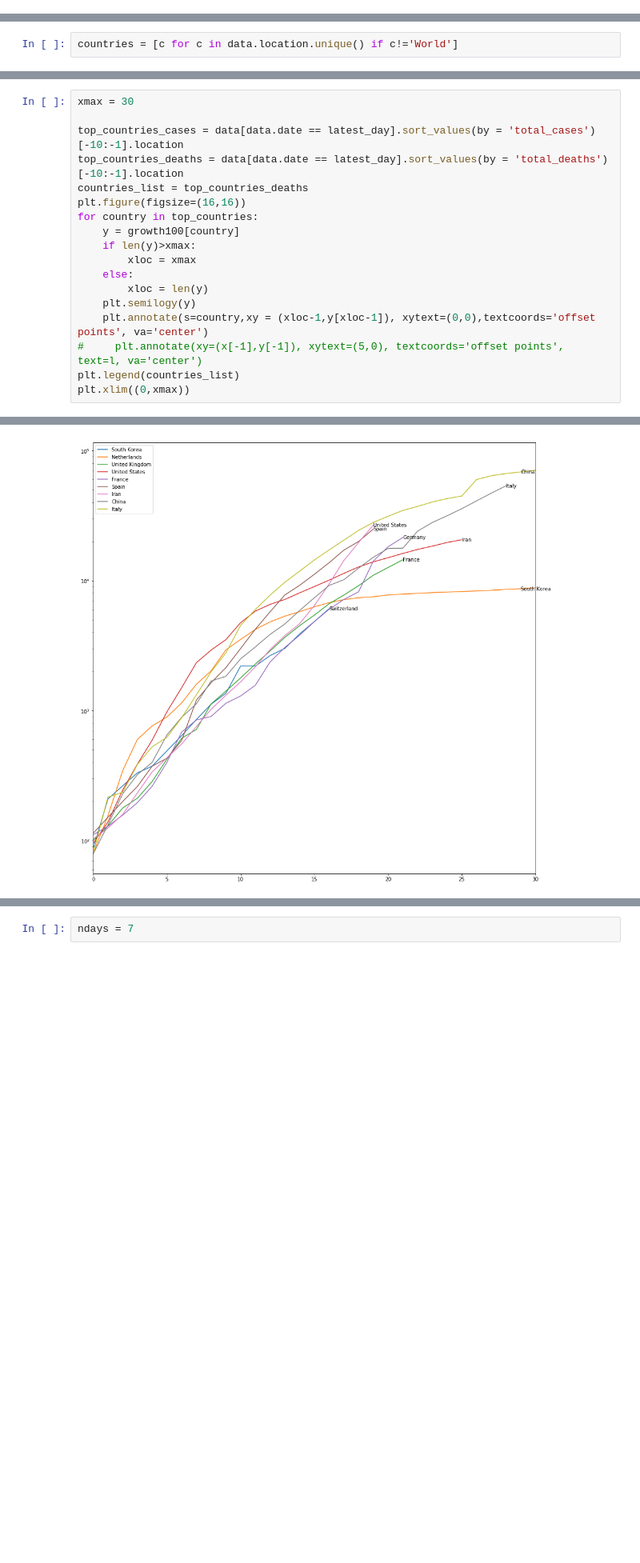
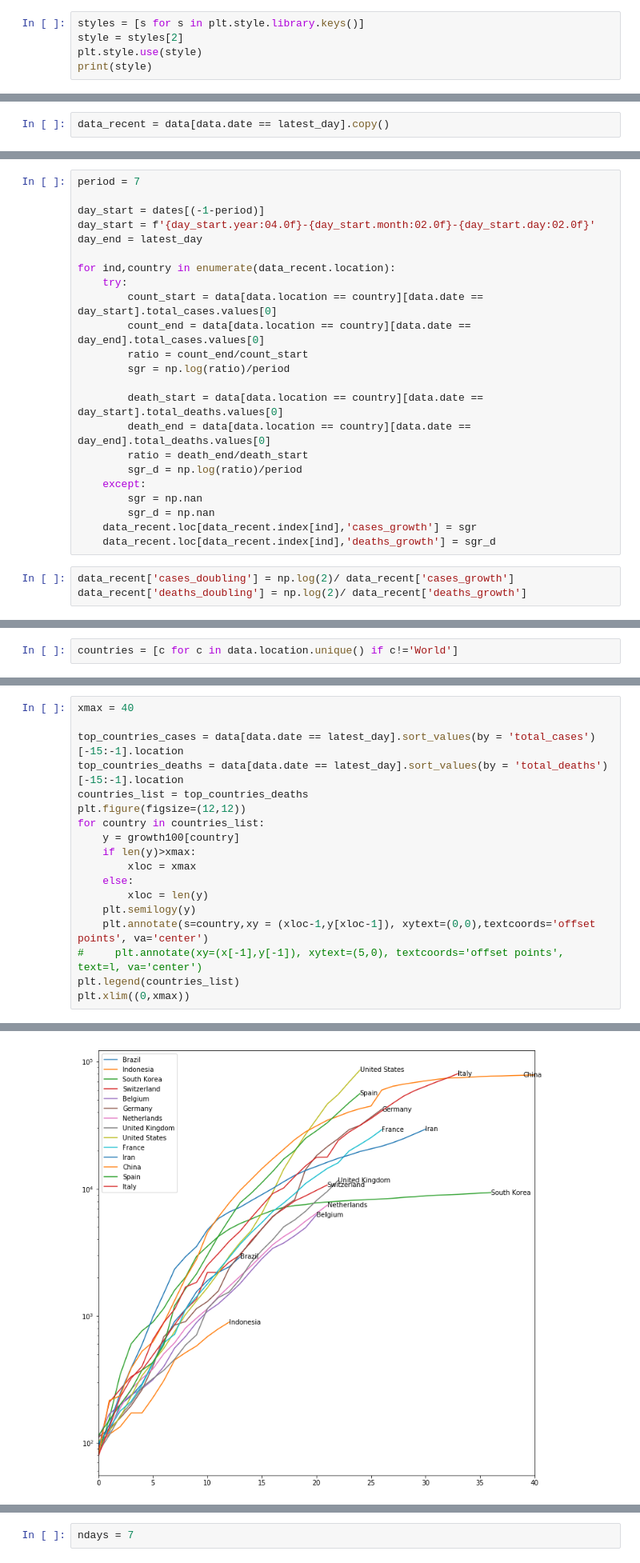
Before and after one commit to pooyad359/covid19-data-exploration, a Jupyter notebook: Covid19-explore.ipynb, the cells around one changed output, grey strips where cells are left out. Shown at 80% size. Saved outputs shown, nothing was run; the diff lists cells and outputs as text; blank space fills up the shorter version.

```diff
--- a/Covid19-explore.ipynb
+++ b/Covid19-explore.ipynb
@@ -14,0 +64,5 @@ data['death_rate']=data['death_rate'].fillna(0)
+# %%
+styles = [s for s in plt.style.library.keys()]
+style = styles[2]
+plt.style.use(style)
+print(style)
@@ -38,0 +113,2 @@ data[data.date == latest_day].sort_values(by = 'death_rate')[-20:-1].plot('locat
+# %%
+data_recent = data[data.date == latest_day].copy()
@@ -38,0 +129,26 @@ data[data.date == latest_day].sort_values(by = 'death_rate')[-20:-1].plot('locat
+# %%
+period = 7
+
+day_start = dates[(-1-period)]
+day_start = f'{day_start.year:04.0f}-{day_start.month:02.0f}-{day_start.day:02.0f}'
+day_end = latest_day
+
+for ind,country in enumerate(data_recent.location):
+    try:
+        count_start = data[data.location == country][data.date == day_start].total_cases.values[0]
+        count_end = data[data.location == country][data.date == day_end].total_cases.values[0]
+        ratio = count_end/count_start
+        sgr = np.log(ratio)/period
+
+        death_start = data[data.location == country][data.date == day_start].total_deaths.values[0]
+        death_end = data[data.location == country][data.date == day_end].total_deaths.values[0]
+        ratio = death_end/death_start
+        sgr_d = np.log(ratio)/period
+    except:
+        sgr = np.nan
+        sgr_d = np.nan
+    data_recent.loc[data_recent.index[ind],'cases_growth'] = sgr
+    data_recent.loc[data_recent.index[ind],'deaths_growth'] = sgr_d
+# %%
+data_recent['cases_doubling'] = np.log(2)/ data_recent['cases_growth']
+data_recent['deaths_doubling'] = np.log(2)/ data_recent['deaths_growth']
@@ -52,13 +291,13 @@ for country in countries:
     cases_from100 = cases[idx:]
     growth100.update({country:cases_from100})
 # %%
-xmax = 30
+xmax = 40
 
-top_countries_cases = data[data.date == latest_day].sort_values(by = 'total_cases')[-10:-1].location
-top_countries_deaths = data[data.date == latest_day].sort_values(by = 'total_deaths')[-10:-1].location
+top_countries_cases = data[data.date == latest_day].sort_values(by = 'total_cases')[-15:-1].location
+top_countries_deaths = data[data.date == latest_day].sort_values(by = 'total_deaths')[-15:-1].location
 countries_list = top_countries_deaths
-plt.figure(figsize=(16,16))
-for country in top_countries:
+plt.figure(figsize=(12,12))
+for country in countries_list:
     y = growth100[country]
     if len(y)>xmax:
         xloc = xmax
@@ -74,4 +313,4 @@ plt.xlim((0,xmax))
-[figure, old version]
+[figure, new version]
 # %%
 death20 = {}
 n_start = 20
```
Also changed, not shown: parts of 34 cells of this notebook, 2 other files.
